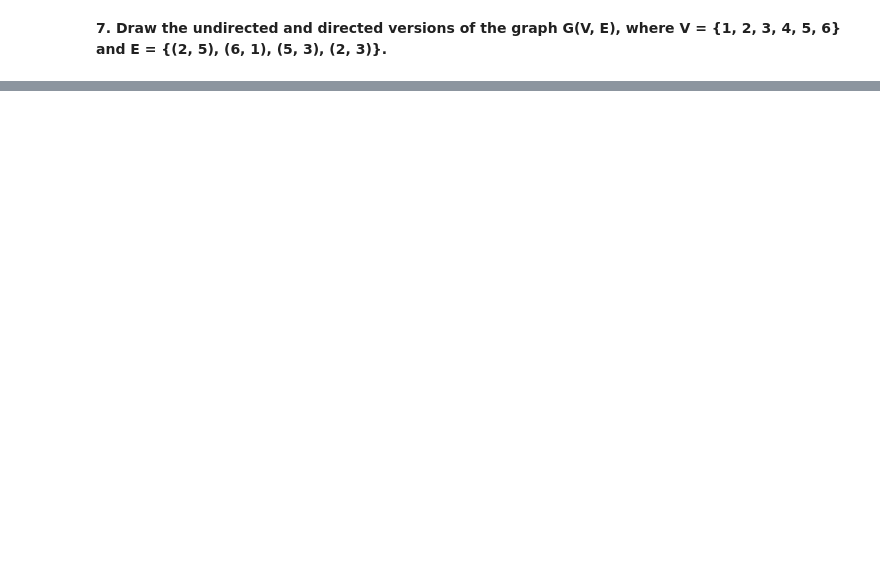
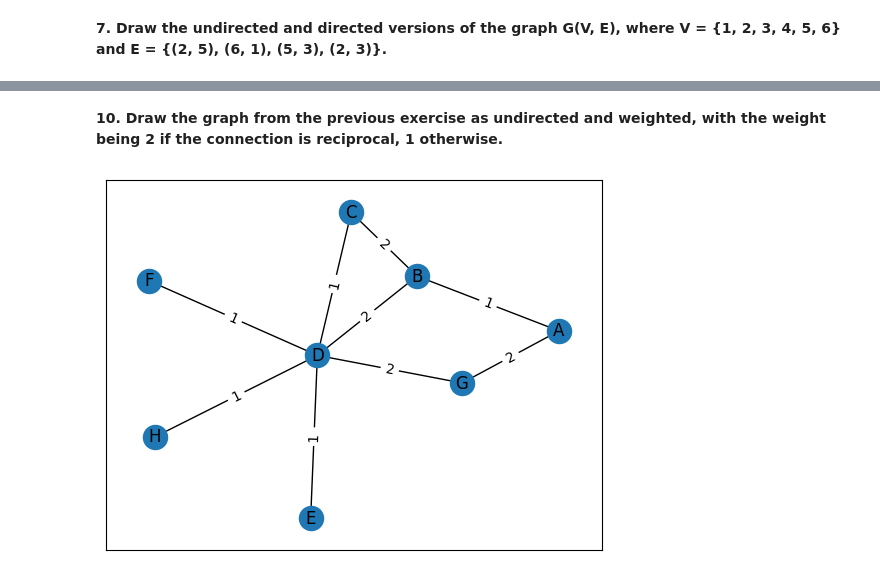
Before and after one commit to pedro-rian/network-analysis, a Jupyter notebook: exercicio1.ipynb, the cells around one changed output, grey strips where cells are left out. Cells and saved outputs as stored; diff of their text form; code cells hidden in the pictures; blank space fills up the shorter version.

```diff
--- a/exercicio1.ipynb
+++ b/exercicio1.ipynb
@@ -62,0 +106,25 @@ Degree of vertice R: 2
+# %% [markdown]
+**10. Draw the graph from the previous exercise as undirected and weighted, with the weight being 2 if the connection is reciprocal, 1 otherwise.**
+# %%
+import networkx as nx
+import matplotlib.pyplot as plt
+
+G = nx.Graph()
+G.add_nodes_from(['A', 'B', 'C', 'D', 'E', 'F', 'G', 'H'])
+G.add_edge('A', 'B', weight=1)
+G.add_edge('A', 'G', weight=2)
+G.add_edge('B', 'C', weight=2)
+G.add_edge('B', 'D', weight=2)
+G.add_edge('C', 'D', weight=1)
+G.add_edge('D', 'E', weight=1)
+G.add_edge('D', 'F', weight=1)
+G.add_edge('D', 'G', weight=2)
+G.add_edge('D', 'H', weight=1)
+
+pos=nx.spring_layout(G)
+nx.draw_networkx(G,pos)
+labels = nx.get_edge_attributes(G,'weight')
+nx.draw_networkx_edge_labels(G,pos,edge_labels=labels)
+plt.show(G)
+# %% [output]
+[figure, added]
```
Also changed, not shown: parts of 7 cells of this notebook.
